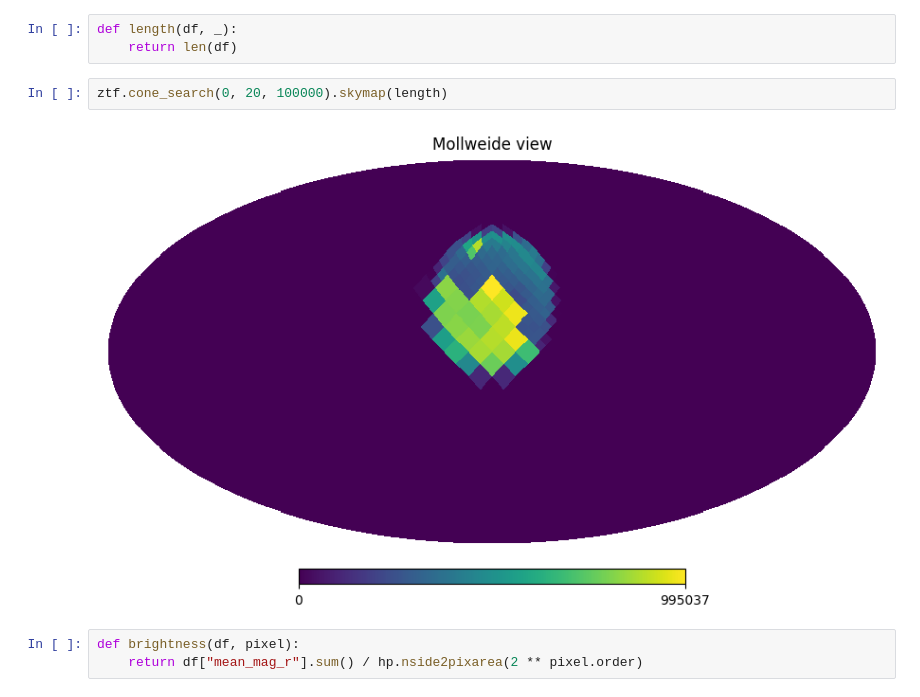
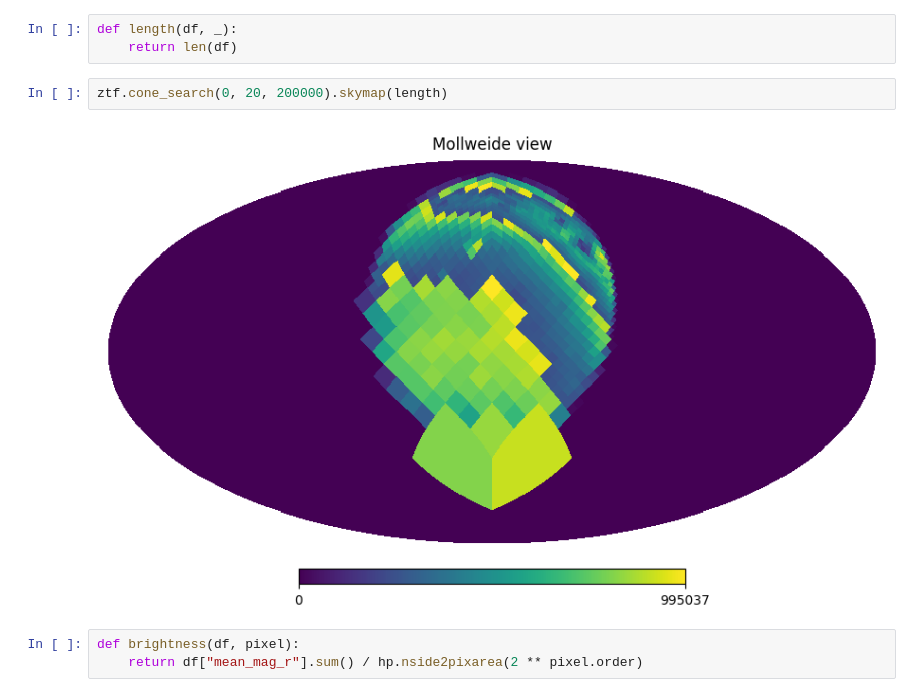
Before and after one commit to lincc-frameworks/notebooks_lf, a Jupyter notebook: sprints/2024/03_07/margin-filter-and-skymap.ipynb, the cells around one changed output. Saved outputs shown, nothing was run; the diff lists cells and outputs as text.

```diff
--- a/sprints/2024/03_07/margin-filter-and-skymap.ipynb
+++ b/sprints/2024/03_07/margin-filter-and-skymap.ipynb
@@ -188,9 +188,9 @@ ztf.cone_search(0, 20, 100000).skymap(density)
 def length(df, _):
     return len(df)
 # %%
-ztf.cone_search(0, 20, 100000).skymap(length)
+ztf.cone_search(0, 20, 200000).skymap(length)
 # %% [output]
-[figure, old version]
+[figure, new version]
 # %%
 def brightness(df, pixel):
     return df["mean_mag_r"].sum() / hp.nside2pixarea(2 ** pixel.order)
```
